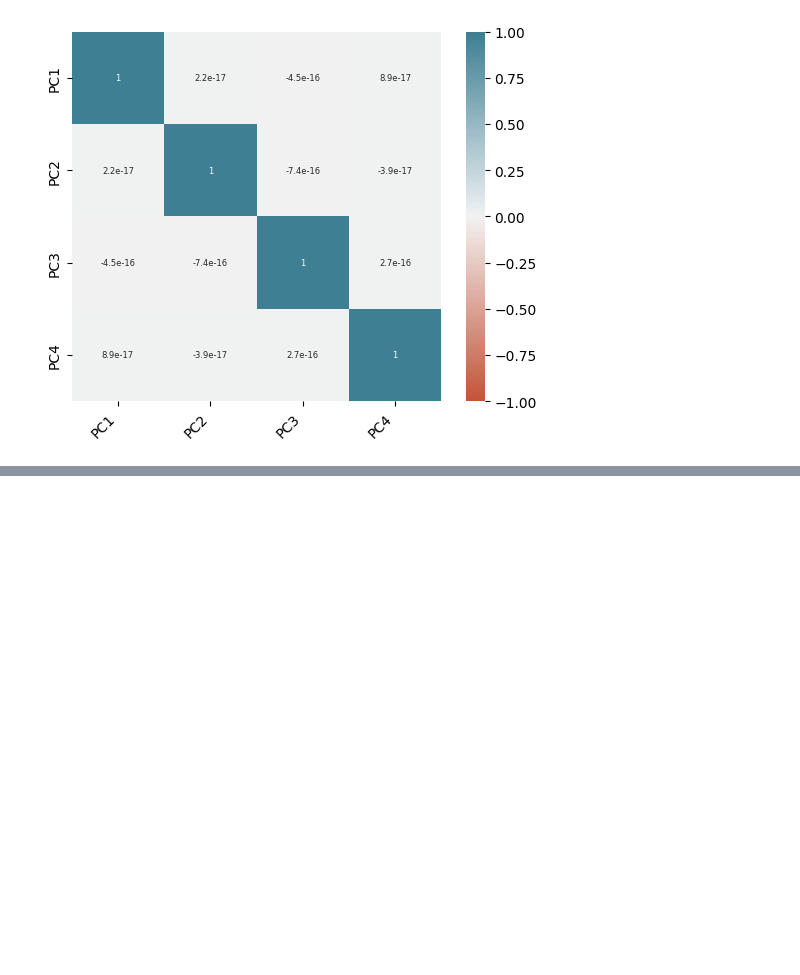
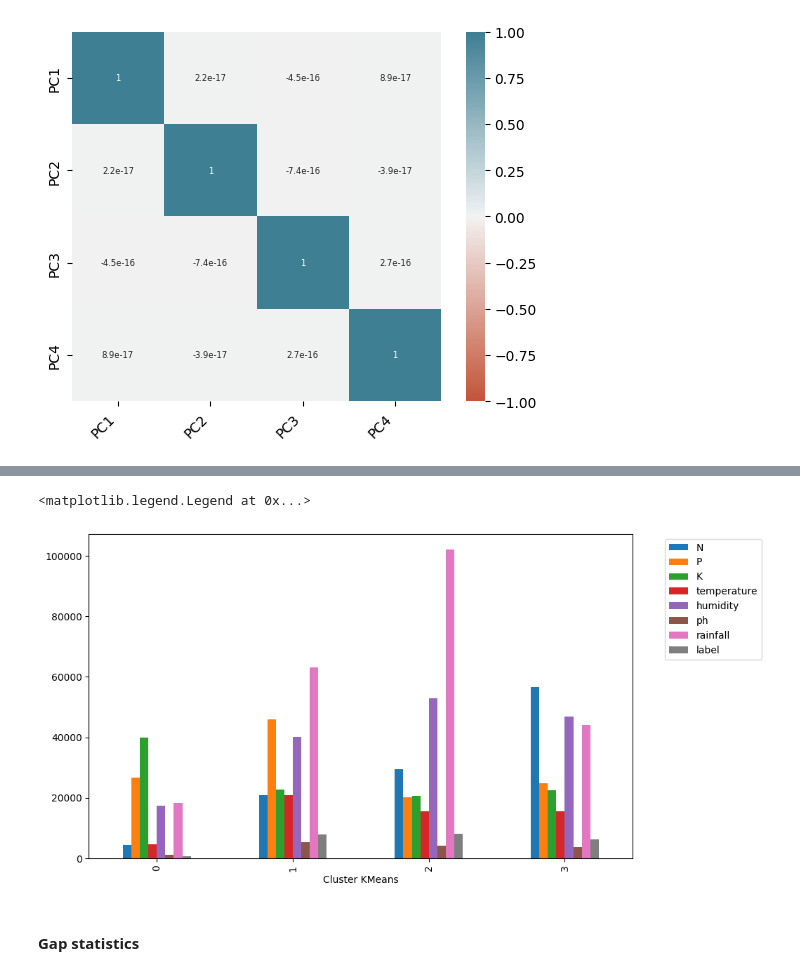
Before and after one commit to MateoGraviFiorino/DataMining, a Jupyter notebook: TP_Gravi_Lomenzo.ipynb, the cells around one changed output, grey strips where cells are left out. Drawn from its saved outputs; the diff is of its cells as text; code cells hidden in the pictures; blank space fills up the shorter version.

```diff
--- a/TP_Gravi_Lomenzo.ipynb
+++ b/TP_Gravi_Lomenzo.ipynb
@@ -236,0 +378,7 @@ plt.show()
+# %%
+kmeans = KMeans(n_clusters=4)
+kmeans.fit(df_std) #Entrenamos el modelo
+
+# El metodo labels_ nos da a que cluster corresponde cada observacion
+df['Cluster KMeans'] = kmeans.labels_
+df.head()
@@ -236,0 +423,9 @@ plt.show()
+# %%
+df['label'] = df['label'].cat.codes  # Convierte categorías a códigos numéricos
+df.groupby('Cluster KMeans').sum().plot(kind='bar', figsize=(10, 6))
+plt.legend(bbox_to_anchor=(1.05, 1), loc='upper left')
+# %% [output]
+<matplotlib.legend.Legend at 0x...>
+[figure, added]
+# %% [markdown]
+#### Gap statistics
```
Also changed, not shown: parts of 27 cells of this notebook.
